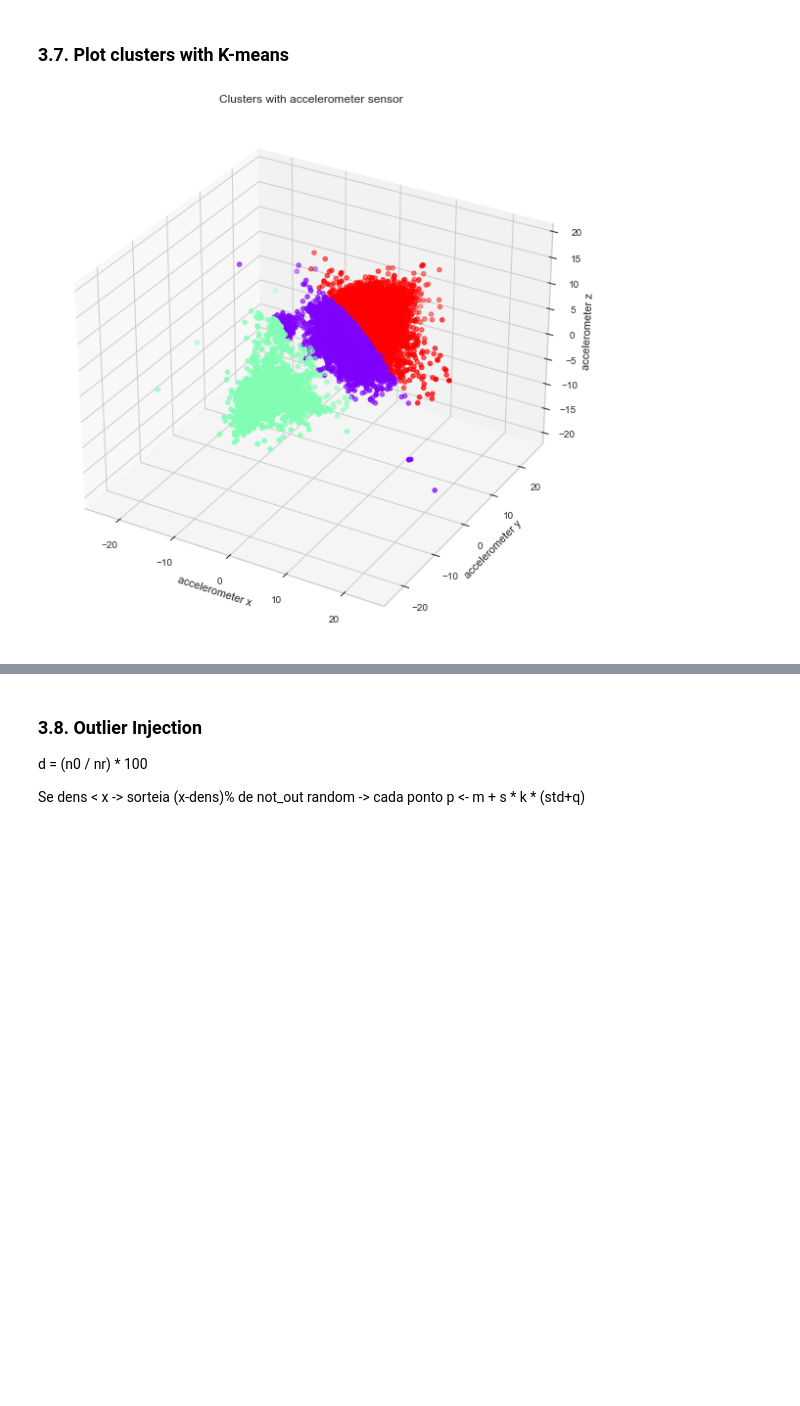
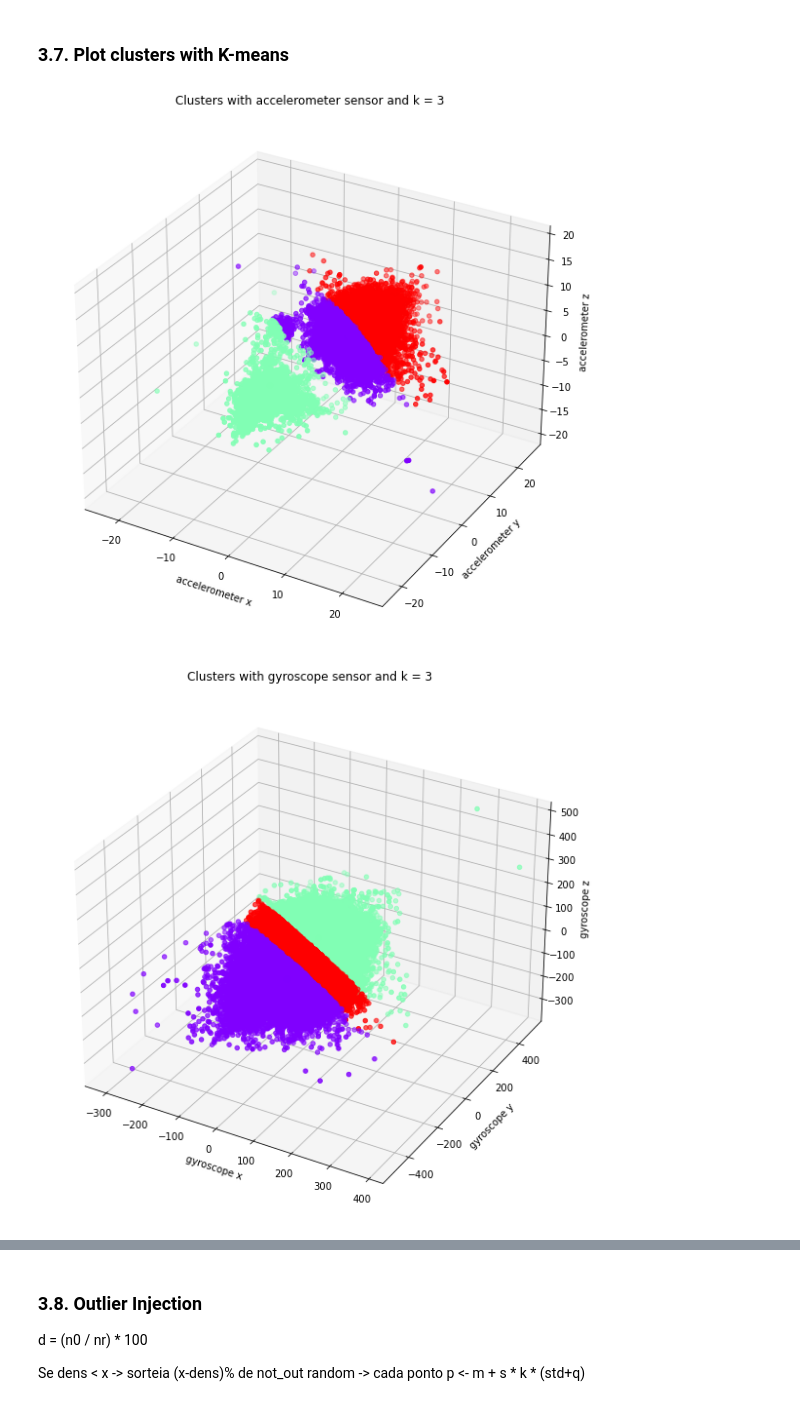
Before and after one commit to patii01/TCD-TP, a Jupyter notebook: code/mainActivity.ipynb, the cells around one changed output, grey strips where cells are left out. Cells and saved outputs as stored; diff of their text form; code cells hidden in the pictures; blank space fills up the shorter version.

```diff
--- a/code/mainActivity.ipynb
+++ b/code/mainActivity.ipynb
@@ -399,4 +412,14 @@ def k_means(data, sensor, n_cluster, maxIt):
 
 maxIt = 100
 n_clusters = 3
-clusters, centroids = k_means(dataFrame, 'accelerometer', n_clusters, maxIt)
+clusters_acc_3, centroids_acc_3 = k_means(dataFrame, 'accelerometer', n_clusters, maxIt)
+clusters_gyr_3, centroids_gyr_3 = k_means(dataFrame, 'gyroscope', n_clusters, maxIt)
+clusters_mag_3, centroids_mag_3 = k_means(dataFrame, 'magnetometer', n_clusters, maxIt)
+
+clusters_acc_2, centroids_acc_2 = k_means(dataFrame, 'accelerometer', 2, maxIt)
+clusters_gyr_2, centroids_gyr_2 = k_means(dataFrame, 'gyroscope', 2, maxIt)
+clusters_mag_2, centroids_mag_2 = k_means(dataFrame, 'magnetometer', 2, maxIt)
+
+clusters_acc_4, centroids_acc_4 = k_means(dataFrame, 'accelerometer', 4, maxIt)
+clusters_gyr_4, centroids_gyr_4 = k_means(dataFrame, 'gyroscope', 4, maxIt)
+clusters_mag_4, centroids_mag_4 = k_means(dataFrame, 'magnetometer', 4, maxIt)
@@ -405,30 +535,41 @@ clusters, centroids = k_means(dataFrame, 'accelerometer', n_clusters, maxIt)
 # %%
 #https://stackoverflow.com/questions/12236566/setting-different-color-for-each-series-in-scatter-plot-on-matplotlib
 
 import matplotlib.cm as cm
 
 def plot_clusters(data, centroids, clusters, n_cluster, sensor):
     fig = plt.figure(figsize=(15,10))
     ax = plt.axes(projection='3d')
-    ax.set_title("Clusters with " + sensor + ' sensor')
+    ax.set_title("Clusters with " + sensor + ' sensor and k = ' + str(n_cluster))
     ax.set_xlabel(sensor + ' x')
     ax.set_ylabel(sensor + ' y')
     ax.set_zlabel(sensor + ' z')
 
     x = np.arange(centroids.shape[0])
     ys = [i+x+(i*x)**2 for i in range(centroids.shape[0])]
 
     colors = cm.rainbow(np.linspace(0, 1, len(ys)))
 
     for i in range(n_cluster):
         ax.scatter3D(centroids[0][i],centroids[1][i],centroids[2][i], color = 'black', marker='x', linewidth=4)
 
     for i in range(n_cluster):
         points = data.iloc[clusters[i].index]
         ax.scatter3D(points[sensor + ' x'], points[sensor + ' y'], points[sensor + ' z'], color = colors[i], marker='o', linewidth = 1)
 
 
 
-plot_clusters(dataFrame, centroids, clusters, n_clusters, 'accelerometer')
+plot_clusters(dataFrame, centroids_acc_3, clusters_acc_3, n_clusters, 'accelerometer')
+plot_clusters(dataFrame, centroids_gyr_3, clusters_gyr_3, n_clusters, 'gyroscope')
+plot_clusters(dataFrame, centroids_mag_3, clusters_mag_3, n_clusters, 'magnetometer')
+
+plot_clusters(dataFrame, centroids_acc_2, clusters_acc_2, 2, 'accelerometer')
+plot_clusters(dataFrame, centroids_gyr_2, clusters_gyr_2, 2, 'gyroscope')
+plot_clusters(dataFrame, centroids_mag_2, clusters_mag_2, 2, 'magnetometer')
+
+plot_clusters(dataFrame, centroids_acc_4, clusters_acc_4, 4, 'accelerometer')
+plot_clusters(dataFrame, centroids_gyr_4, clusters_gyr_4, 4, 'gyroscope')
+plot_clusters(dataFrame, centroids_mag_4, clusters_mag_4, 4, 'magnetometer')
 # %% [output]
-[figure, old version]
+[figure, new version]
+[figure, added]
```
Also changed, not shown: parts of 7 cells of this notebook.
